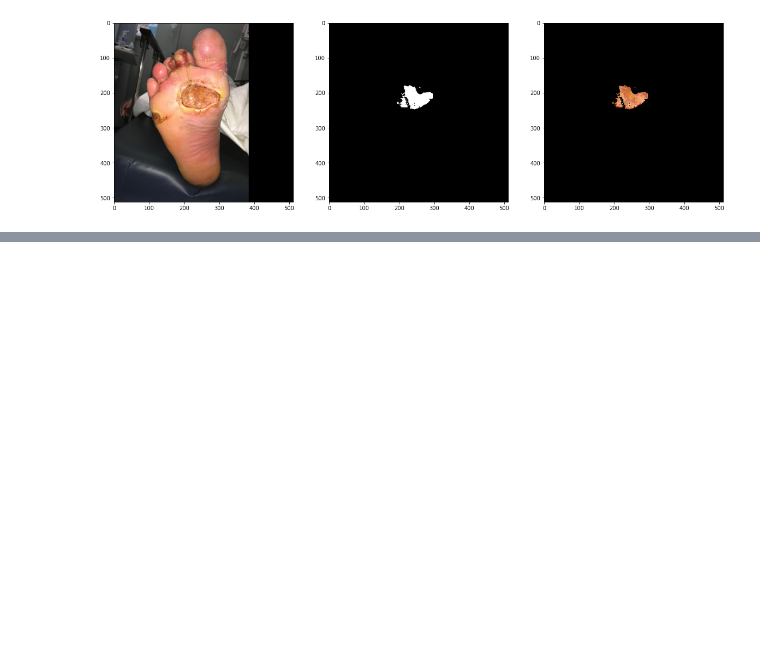
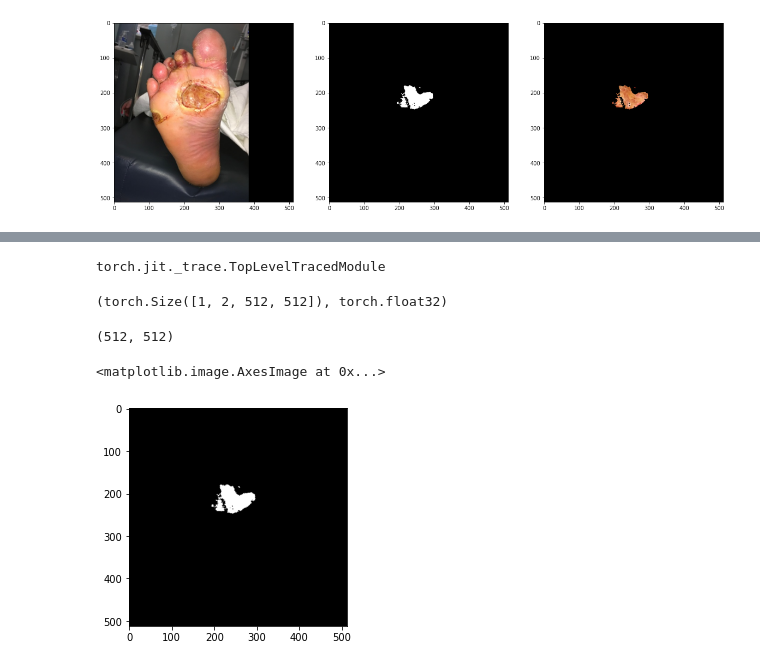
Before and after one commit to madhavajay/fastai-course-2022, a Jupyter notebook: 02-inference.ipynb, the cells around one changed output, grey strips where cells are left out. Drawn from its saved outputs; the diff is of its cells as text; code cells hidden in the pictures; blank space fills up the shorter version.

Commit message:
Added torchscript conversion to inference notebook

```diff
--- a/02-inference.ipynb
+++ b/02-inference.ipynb
@@ -127,0 +183,31 @@ plot_all(input_path, pred)
+# %%
+# load image
+print("load image")
+source_img = load_image(input_path).convert("RGB")
+source_img = np.array(source_img)
+print("dtype", source_img.dtype)
+print("shape", source_img.shape)
+print("first pixel", source_img[0][0])
+
+# swap to NCHW
+source_img = TensorImage(th.tensor(np.array(source_img)))
+source_img = source_img.permute(2, 0, 1)
+print("dtype", source_img.dtype)
+print("shape", source_img.shape)
+print("first pixel", source_img[0][0][0])
+
+# convert to float and divide by 255
+# source_img = IntToFloatTensor(div_mask=255)(source_img)
+source_img = source_img.float()
+source_img = source_img.div_(255.)
+print("dtype", source_img.dtype)
+print("shape", source_img.shape)
+print("first pixel", source_img[0][0][0])
+
+# normalize with stats from imagenet
+# change to batch of 1
+normalizer = Normalize.from_stats(*imagenet_stats)
+source_img = normalizer(source_img)
+print("dtype", source_img.dtype)
+print("shape", source_img.shape)
+print("first pixel", source_img[0][0][0][0])
@@ -127,0 +230,25 @@ plot_all(input_path, pred)
+# %%
+traced_model = th.jit.trace(model_eval, source_img)
+# %%
+type(traced_model)
+# %% [output]
+torch.jit._trace.TopLevelTracedModule
+# %%
+output_2 = traced_model(source_img)
+# %%
+output_2.shape, output_2.dtype
+# %% [output]
+(torch.Size([1, 2, 512, 512]), torch.float32)
+# %%
+pred = output_2[0]
+pred_arx = pred.argmax(dim=0)
+image = (pred_arx.numpy() * 255).astype(np.uint8)
+# %%
+image.shape
+# %% [output]
+(512, 512)
+# %%
+plt.imshow(image, cmap="gray")
+# %% [output]
+<matplotlib.image.AxesImage at 0x...>
+[figure, added]
```
Also changed, not shown: parts of 16 cells of this notebook.
